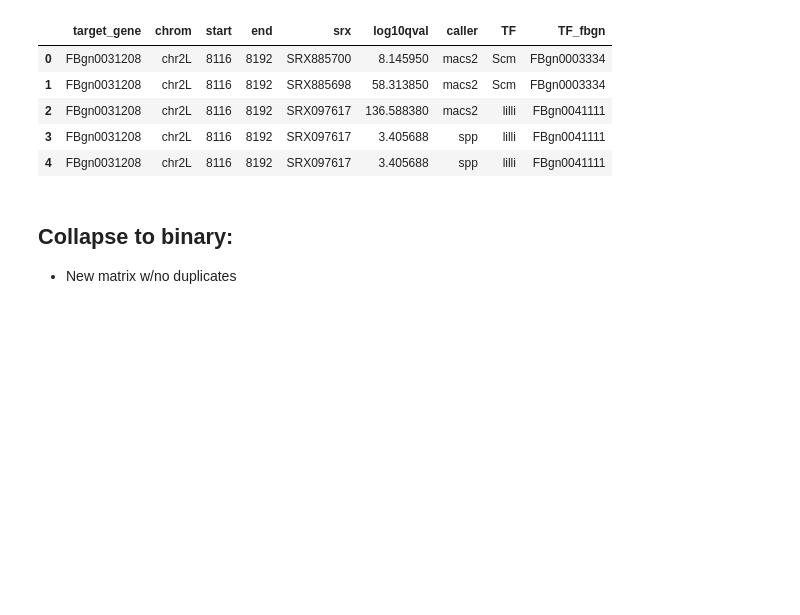
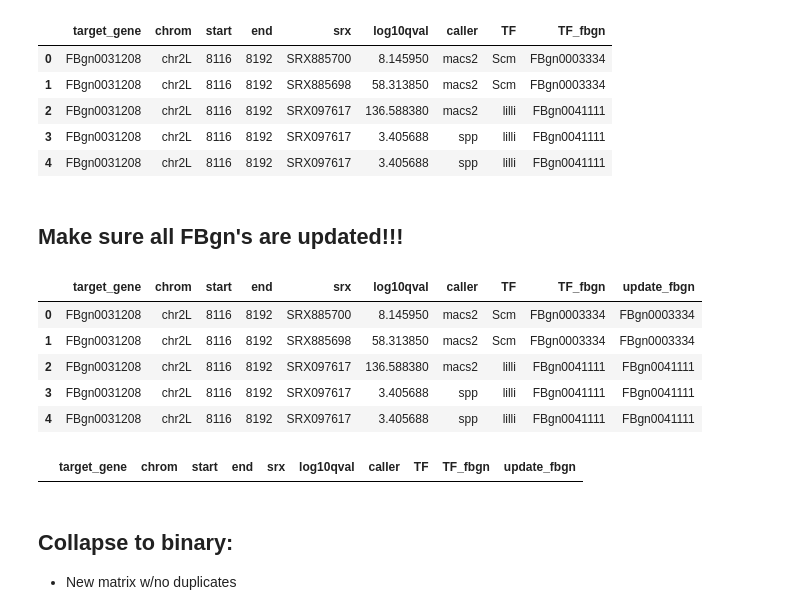
Before and after one commit to isabelleberger/s2cell-prior, a Jupyter notebook: notebook/2018-01-17_build_TF_ChIP_matrix.ipynb, the cells around one changed output. Drawn from its saved outputs; the diff is of its cells as text; code cells hidden in the pictures; blank space fills up the shorter version.

```diff
--- a/notebook/2018-01-17_build_TF_ChIP_matrix.ipynb
+++ b/notebook/2018-01-17_build_TF_ChIP_matrix.ipynb
@@ -146,3 +167,5 @@ targene_intersect.head()
 | 2 | FBgn0031208 | chr2L | 8116 | 8192 | SRX097617 | 136.588380 | macs2 | lilli | FBgn0041111 |
 | 3 | FBgn0031208 | chr2L | 8116 | 8192 | SRX097617 | 3.405688 | spp | lilli | FBgn0041111 |
 | 4 | FBgn0031208 | chr2L | 8116 | 8192 | SRX097617 | 3.405688 | spp | lilli | FBgn0041111 |
+# %% [markdown]
+## Make sure all FBgn's are updated!!!
@@ -149,3 +186,17 @@ targene_intersect.head()
+# %%
+targene_intersect['update_fbgn'] = targene_intersect.TF_fbgn.map(lambda x: fbgn[x])
+targene_intersect.head()
+# %% [output]
+|  | target_gene | chrom | start | end | srx | log10qval | caller | TF | TF_fbgn | update_fbgn |
+| 0 | FBgn0031208 | chr2L | 8116 | 8192 | SRX885700 | 8.145950 | macs2 | Scm | FBgn0003334 | FBgn0003334 |
+| 1 | FBgn0031208 | chr2L | 8116 | 8192 | SRX885698 | 58.313850 | macs2 | Scm | FBgn0003334 | FBgn0003334 |
+| 2 | FBgn0031208 | chr2L | 8116 | 8192 | SRX097617 | 136.588380 | macs2 | lilli | FBgn0041111 | FBgn0041111 |
+| 3 | FBgn0031208 | chr2L | 8116 | 8192 | SRX097617 | 3.405688 | spp | lilli | FBgn0041111 | FBgn0041111 |
+| 4 | FBgn0031208 | chr2L | 8116 | 8192 | SRX097617 | 3.405688 | spp | lilli | FBgn0041111 | FBgn0041111 |
+# %%
+targene_intersect[targene_intersect.TF_fbgn != targene_intersect.update_fbgn]
+# %% [output]
+|  | target_gene | chrom | start | end | srx | log10qval | caller | TF | TF_fbgn | update_fbgn |
 # %% [markdown]
 ## Collapse to binary:
 - New matrix w/no duplicates
```
Also changed, not shown: parts of 15 cells of this notebook, 5 other files.
